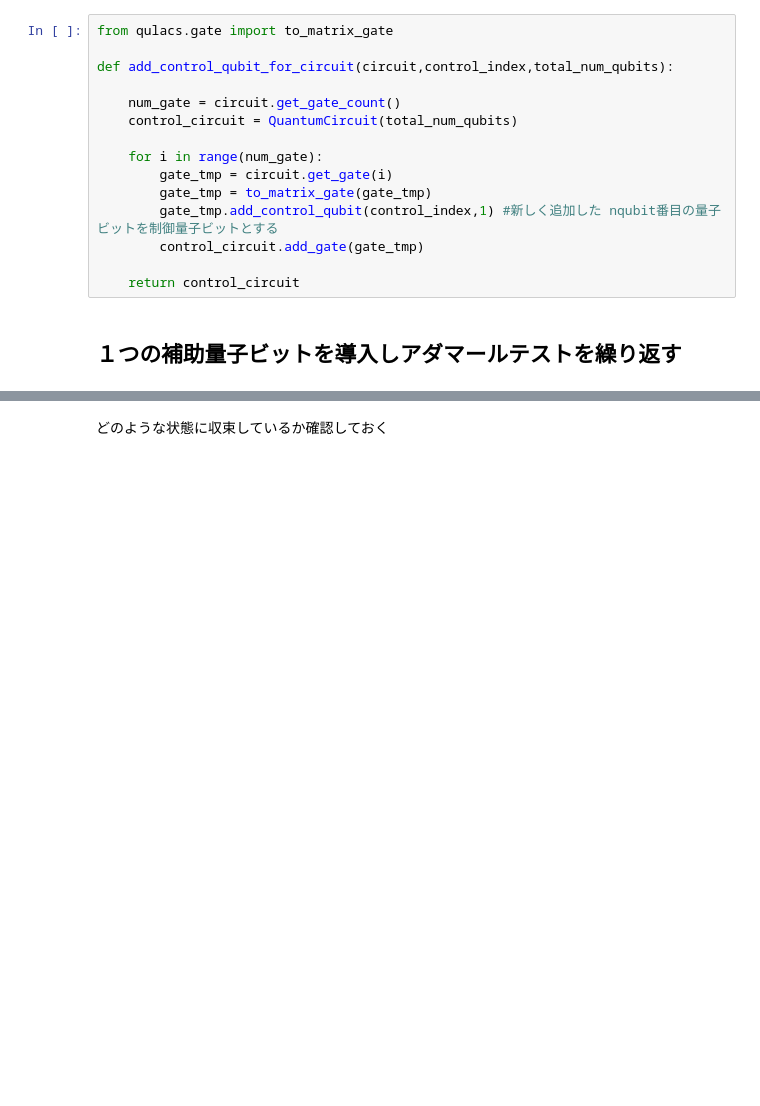
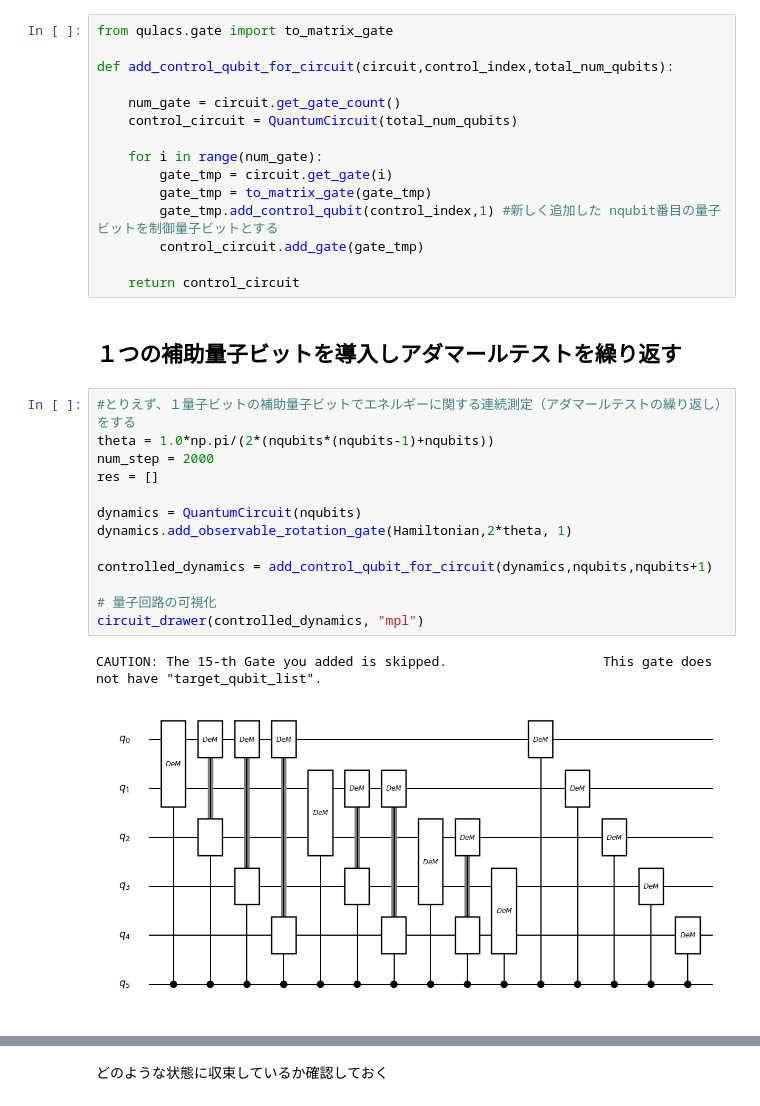
Before and after one commit to Qulacs-Osaka/quantum_software_handson, a Jupyter notebook: doc/source/notebooks/06_01_quantum_phase_estimation.ipynb, the cells around one changed output, grey strips where cells are left out. Cells and saved outputs as stored; diff of their text form; blank space fills up the shorter version.

```diff
--- a/doc/source/notebooks/06_01_quantum_phase_estimation.ipynb
+++ b/doc/source/notebooks/06_01_quantum_phase_estimation.ipynb
@@ -156,4 +161,20 @@ def add_control_qubit_for_circuit(circuit,control_index,total_num_qubits):
     return control_circuit
 # %% [markdown]
 ## １つの補助量子ビットを導入しアダマールテストを繰り返す
+# %%
+#とりえず、１量子ビットの補助量子ビットでエネルギーに関する連続測定（アダマールテストの繰り返し）をする
+theta = 1.0*np.pi/(2*(nqubits*(nqubits-1)+nqubits))
+num_step = 2000
+res = []
+
+dynamics = QuantumCircuit(nqubits)
+dynamics.add_observable_rotation_gate(Hamiltonian,2*theta, 1)
+
+controlled_dynamics = add_control_qubit_for_circuit(dynamics,nqubits,nqubits+1)
+
+# 量子回路の可視化
+circuit_drawer(controlled_dynamics, "mpl")
+# %% [output]
+CAUTION: The 15-th Gate you added is skipped.                    This gate does not have "target_qubit_list".
+[figure, added]
 # %%
```
Also changed, not shown: parts of 12 cells of this notebook.
